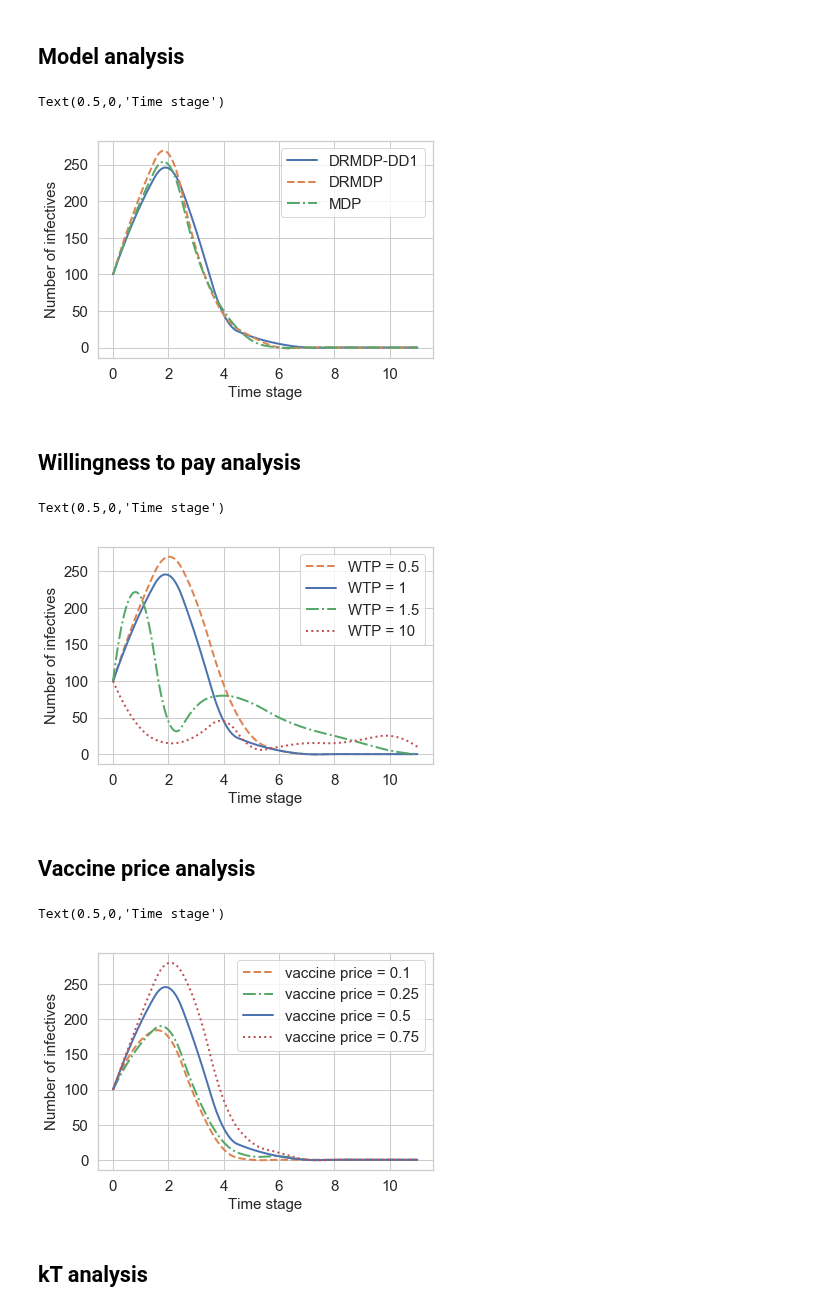
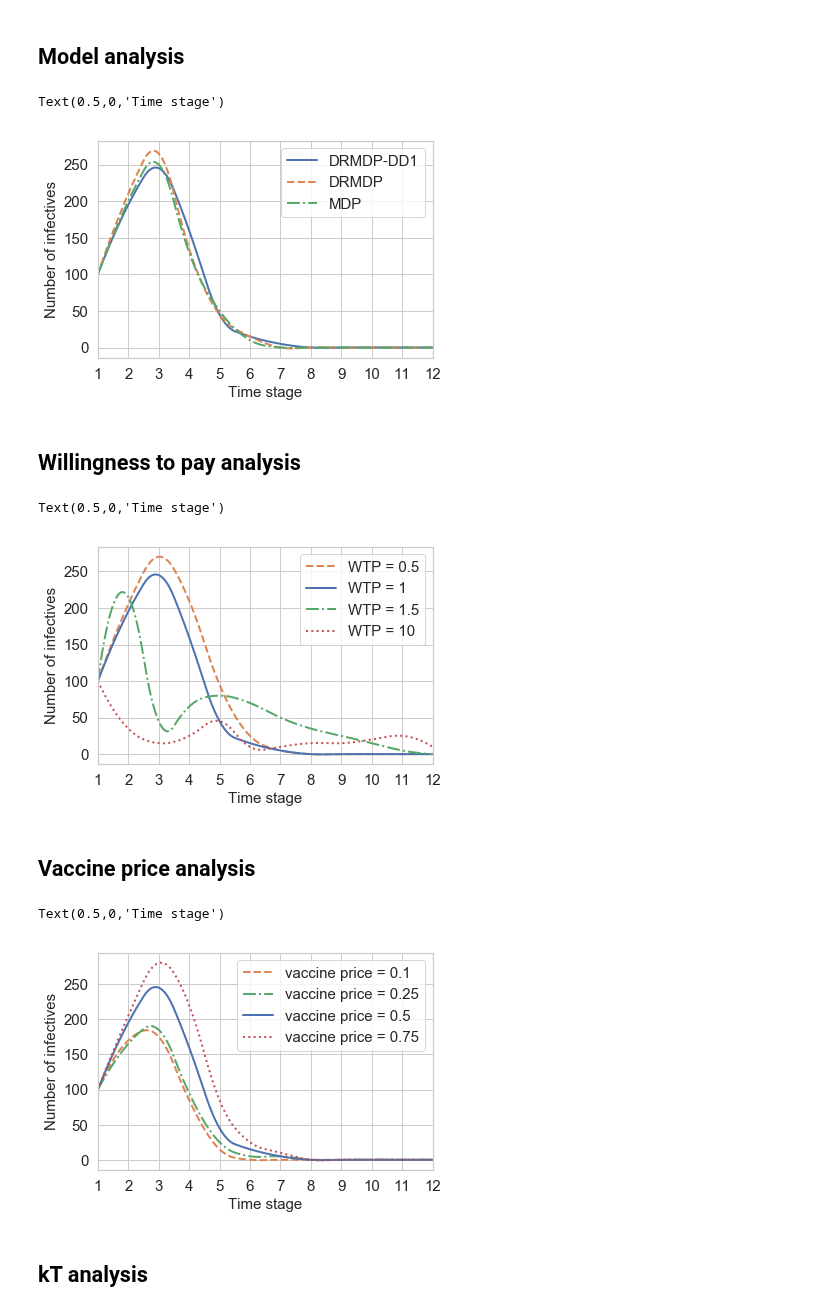
Before and after one commit to kadysongbb/drmdp, a Jupyter notebook: plot.ipynb, the cells around one changed output. Saved outputs shown, nothing was run; the diff lists cells and outputs as text; code cells hidden in the pictures.

```diff
--- a/plot.ipynb
+++ b/plot.ipynb
@@ -13,11 +13,11 @@ xi_dddrmdp1 = [100,195,245,160,45,15,5,0,0,0,0,0]
 xi_drmdp = [100,210,265,135,45,15,0,0,0,0,0,0]
 xi_mdp = [100,200,250,130,50,10,0,0,0,0,0,0]
 
-f_dddrmdp1 = interp1d(np.arange(12), xi_dddrmdp1, kind='quadratic')
-f_drmdp = interp1d(np.arange(12), xi_drmdp, kind='quadratic')
-f_mdp = interp1d(np.arange(12), xi_mdp, kind='quadratic')
+f_dddrmdp1 = interp1d(np.arange(1,13), xi_dddrmdp1, kind='quadratic')
+f_drmdp = interp1d(np.arange(1,13), xi_drmdp, kind='quadratic')
+f_mdp = interp1d(np.arange(1,13), xi_mdp, kind='quadratic')
 
-xnew = np.linspace(0,11,num=1000)
+xnew = np.linspace(1,12,num=1000)
 plt.figure()
 plt.plot(xnew, f_dddrmdp1(xnew),label = 'DRMDP-DD1',linewidth = 2)
 plt.plot(xnew, f_drmdp(xnew),'--',label = 'DRMDP',linewidth = 2)
@@ -26,45 +26,49 @@ plt.plot(xnew, f_mdp(xnew),'-.',label = 'MDP',linewidth = 2)
 plt.legend(fontsize = 15)
 plt.xticks(fontsize= 15)
 plt.yticks(fontsize= 15)
+plt.xticks(np.arange(1,13))
+plt.xlim((1,12))
 plt.ylabel('Number of infectives', fontsize = 15)
 plt.xlabel('Time stage', fontsize = 15)
 # %% [output]
 Text(0.5,0,'Time stage')
-[figure, old version]
+[figure, new version]
 # %% [markdown]
 ## Willingness to pay analysis
 # %%
 xi_dddrmdp1_wtp1 = [100,205,270,210,95,25,5,0,0,0,0,0]
 xi_dddrmdp1_wtp2 = [100,195,245,160,45,15,5,0,0,0,0,0]
 xi_dddrmdp1_wtp3 = [100,215,45,65,80,70,50,35,25,15,5,0]
 xi_dddrmdp1_wtp4 = [100,35,15,25,45,10,10,15,15,20,25,10]
 
 blue = (0.2980392156862745, 0.4470588235294118, 0.6901960784313725)
 orange = (0.8666666666666667, 0.5176470588235295, 0.3215686274509804)
 green = (0.3333333333333333, 0.6588235294117647, 0.40784313725490196)
 red = (0.7686274509803922, 0.3058823529411765, 0.3215686274509804)
 
-f_wtp1 = interp1d(np.arange(12), xi_dddrmdp1_wtp1, kind='quadratic')
-f_wtp2 = interp1d(np.arange(12), xi_dddrmdp1_wtp2, kind='quadratic')
-f_wtp3 = interp1d(np.arange(12), xi_dddrmdp1_wtp3, kind='quadratic')
-f_wtp4 = interp1d(np.arange(12), xi_dddrmdp1_wtp4, kind='quadratic')
+f_wtp1 = interp1d(np.arange(1,13), xi_dddrmdp1_wtp1, kind='quadratic')
+f_wtp2 = interp1d(np.arange(1,13), xi_dddrmdp1_wtp2, kind='quadratic')
+f_wtp3 = interp1d(np.arange(1,13), xi_dddrmdp1_wtp3, kind='quadratic')
+f_wtp4 = interp1d(np.arange(1,13), xi_dddrmdp1_wtp4, kind='quadratic')
 
 
-xnew = np.linspace(0,11,num=1000)
+xnew = np.linspace(1,12,num=1000)
 plt.figure()
 plt.plot(xnew, f_wtp1(xnew),'--',label = 'WTP = 0.5',linewidth = 2, color = orange)
 plt.plot(xnew, f_wtp2(xnew), '-',label = 'WTP = 1',linewidth = 2, color = blue)
 plt.plot(xnew, f_wtp3(xnew),'-.',label = 'WTP = 1.5',linewidth = 2, color = green)
 plt.plot(xnew, f_wtp4(xnew),':',label = 'WTP = 10',linewidth = 2, color = red)
 
 plt.legend(fontsize = 15)
 plt.xticks(fontsize= 15)
 plt.yticks(fontsize= 15)
+plt.xticks(np.arange(1,13))
+plt.xlim((1,12))
 plt.ylabel('Number of infectives', fontsize = 15)
 plt.xlabel('Time stage', fontsize = 15)
 # %% [output]
 Text(0.5,0,'Time stage')
-[figure, old version]
+[figure, new version]
 # %% [markdown]
 ## Vaccine price analysis
 # %%
@@ -73,12 +77,12 @@ xi_dddrmdp1_vp2 = [100,165,185,95,25,5,5,0,0,0,0,0]
 xi_dddrmdp1_vp3 = [100,195,245,160,45,15,5,0,0,0,0,0]
 xi_dddrmdp1_vp4 = [100,205,280,220,85,25,10,0,0,0,0,0]
 
-f_vp1 = interp1d(np.arange(12), xi_dddrmdp1_vp1, kind='quadratic')
-f_vp2 = interp1d(np.arange(12), xi_dddrmdp1_vp2, kind='quadratic')
-f_vp3 = interp1d(np.arange(12), xi_dddrmdp1_vp3, kind='quadratic')
-f_vp4 = interp1d(np.arange(12), xi_dddrmdp1_vp4, kind='quadratic')
+f_vp1 = interp1d(np.arange(1,13), xi_dddrmdp1_vp1, kind='quadratic')
+f_vp2 = interp1d(np.arange(1,13), xi_dddrmdp1_vp2, kind='quadratic')
+f_vp3 = interp1d(np.arange(1,13), xi_dddrmdp1_vp3, kind='quadratic')
+f_vp4 = interp1d(np.arange(1,13), xi_dddrmdp1_vp4, kind='quadratic')
 
-xnew = np.linspace(0,11,num=1000)
+xnew = np.linspace(1,12,num=1000)
 plt.figure()
 plt.plot(xnew, f_vp1(xnew),'--', label = 'vaccine price = 0.1',linewidth = 2, color = orange)
 plt.plot(xnew, f_vp2(xnew),'-.',label = 'vaccine price = 0.25',linewidth = 2, color = green)
@@ -88,11 +92,13 @@ plt.plot(xnew, f_vp4(xnew),':',label = 'vaccine price = 0.75',linewidth = 2, col
 plt.legend(fontsize = 15)
 plt.xticks(fontsize= 15)
 plt.yticks(fontsize= 15)
+plt.xticks(np.arange(1,13))
+plt.xlim((1,12))
 plt.ylabel('Number of infectives', fontsize = 15)
 plt.xlabel('Time stage', fontsize = 15)
 # %% [output]
 Text(0.5,0,'Time stage')
-[figure, old version]
+[figure, new version]
 # %% [markdown]
 ## kT analysis
 # %%
```
Also changed, not shown: parts of 1 cell of this notebook.
